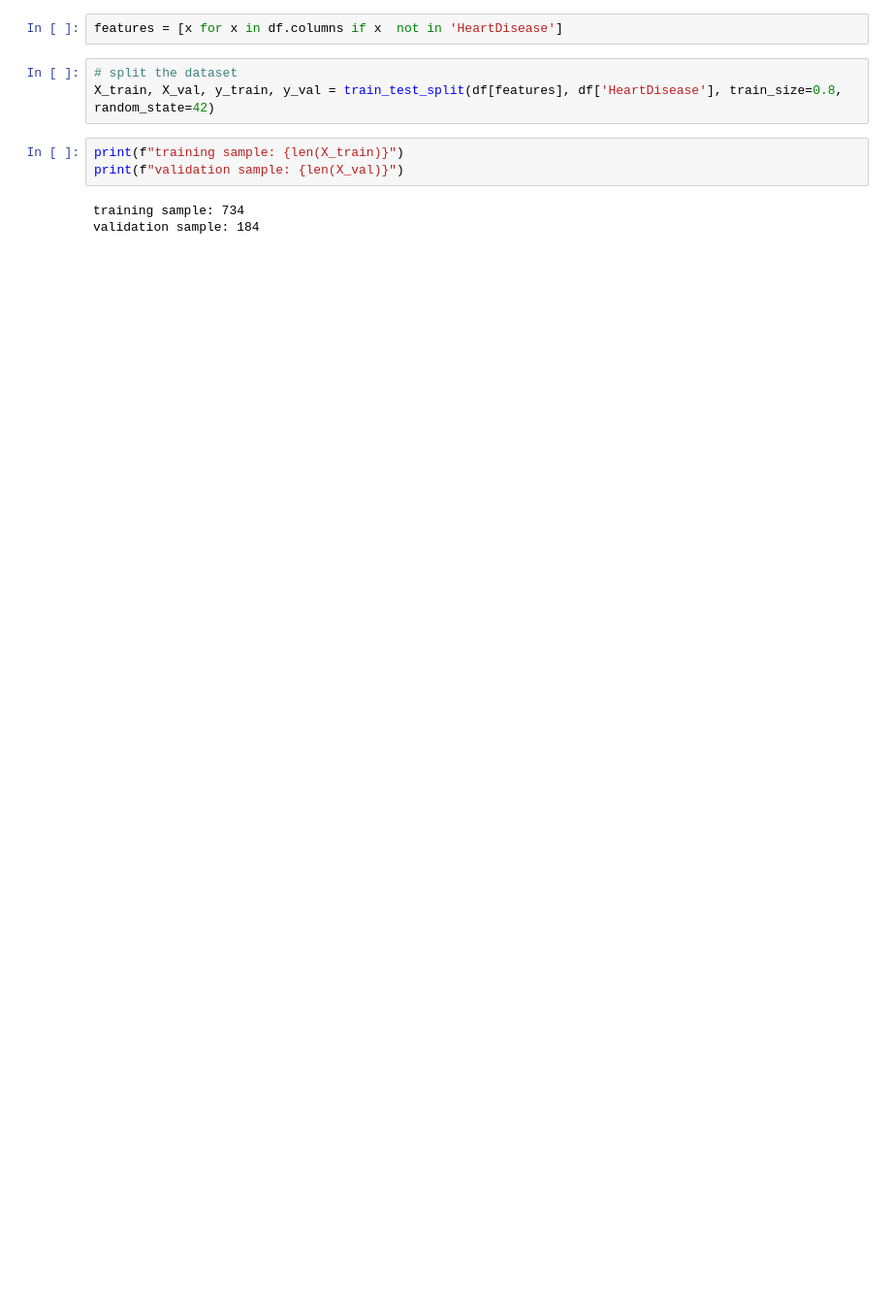
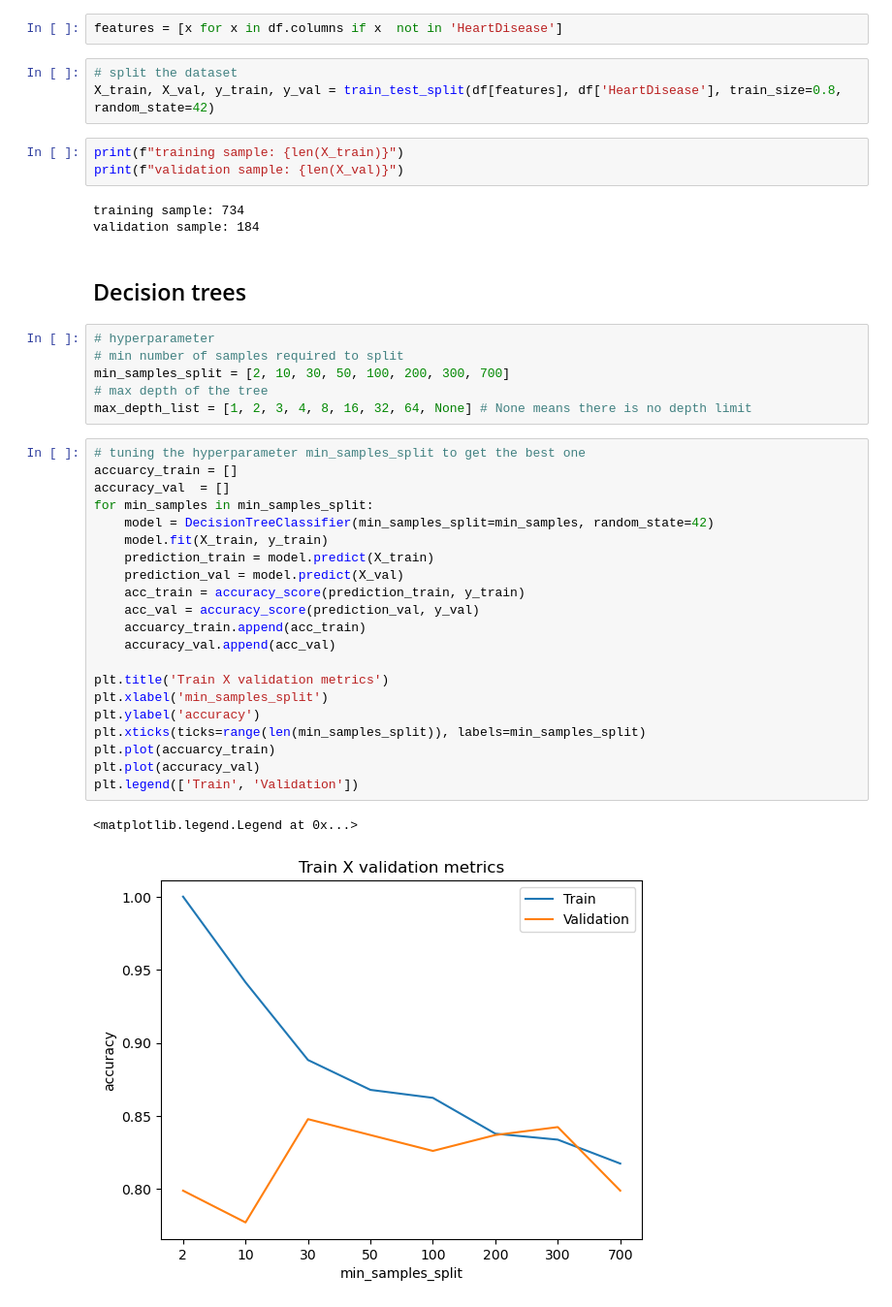
Before and after one commit to Bereketo/heart-diseases-prediction, a Jupyter notebook: notebooks/decision_trees.ipynb, the cells around one changed output. Shown at 97% size. Cells and saved outputs as stored; diff of their text form; blank space fills up the shorter version.

Commit message:
add visualization

```diff
--- a/notebooks/decision_trees.ipynb
+++ b/notebooks/decision_trees.ipynb
@@ -42,3 +43,35 @@ print(f"validation sample: {len(X_val)}")
 # %% [output]
 training sample: 734
 validation sample: 184
+# %% [markdown]
+## Decision trees
+# %%
+# hyperparameter
+# min number of samples required to split
+min_samples_split = [2, 10, 30, 50, 100, 200, 300, 700]
+# max depth of the tree
+max_depth_list = [1, 2, 3, 4, 8, 16, 32, 64, None] # None means there is no depth limit
+# %%
+# tuning the hyperparameter min_samples_split to get the best one
+accuarcy_train = []
+accuracy_val  = []
+for min_samples in min_samples_split:
+    model = DecisionTreeClassifier(min_samples_split=min_samples, random_state=42)
+    model.fit(X_train, y_train)
+    prediction_train = model.predict(X_train)
+    prediction_val = model.predict(X_val)
+    acc_train = accuracy_score(prediction_train, y_train)
+    acc_val = accuracy_score(prediction_val, y_val)
+    accuarcy_train.append(acc_train)
+    accuracy_val.append(acc_val)
+
+plt.title('Train X validation metrics')
+plt.xlabel('min_samples_split')
+plt.ylabel('accuracy')
+plt.xticks(ticks=range(len(min_samples_split)), labels=min_samples_split)
+plt.plot(accuarcy_train)
+plt.plot(accuracy_val)
+plt.legend(['Train', 'Validation'])
+# %% [output]
+<matplotlib.legend.Legend at 0x...>
+[figure, added]
```
Also changed, not shown: parts of 14 cells of this notebook.
